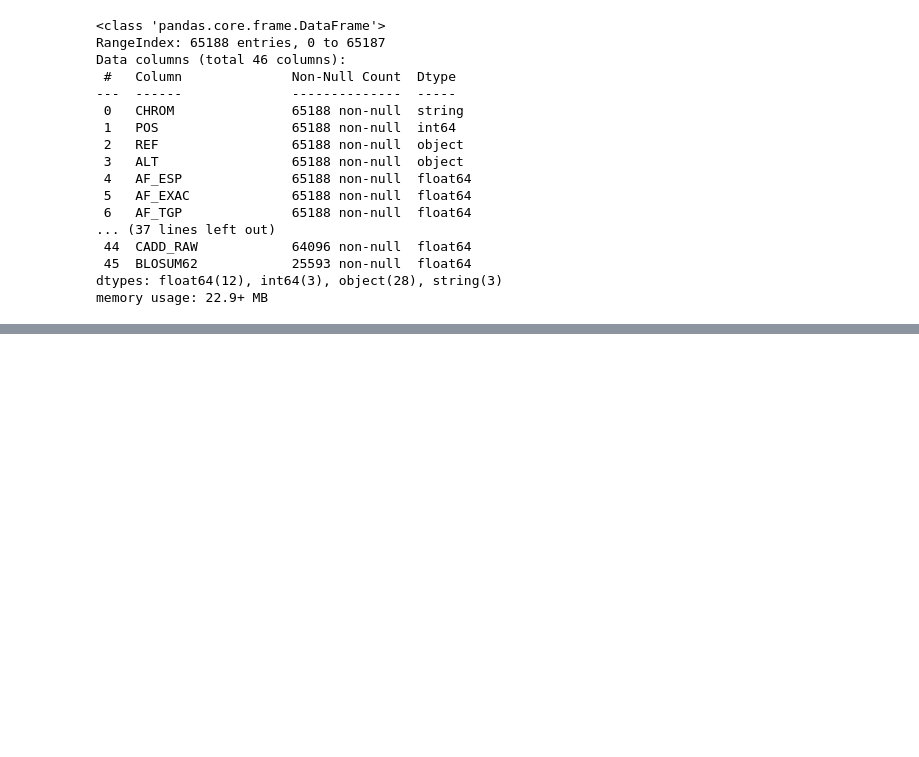
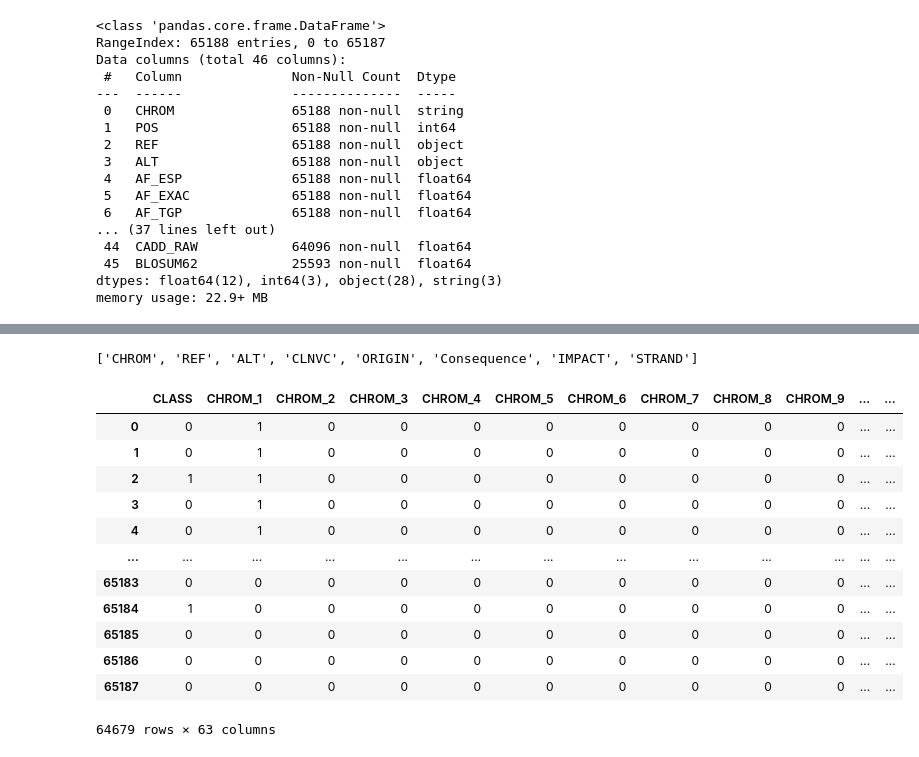
Before and after one commit to nkinnaird/GeneticVariantClassification, a Jupyter notebook: code/initialEDA.ipynb, the cells around one changed output, grey strips where cells are left out. Cells and saved outputs as stored; diff of their text form; code cells hidden in the pictures; blank space fills up the shorter version.

```diff
--- a/code/initialEDA.ipynb
+++ b/code/initialEDA.ipynb
@@ -120,3 +154,32 @@ encoded_df
+# %%
+feature_columns = list(reduced_df.columns)
+feature_columns.remove('CLASS')
+# feature_columns.remove('CHROM')
+feature_columns
+# %% [output]
+['CHROM', 'REF', 'ALT', 'CLNVC', 'ORIGIN', 'Consequence', 'IMPACT', 'STRAND']
+# %%
+# encode REF column
+# encoded_df = pd.get_dummies(reduced_df, prefix=['CHROM', 'REF', 'ALT', test_var], columns=['CHROM', 'REF', 'ALT', test_var])
+# encoded_df = pd.get_dummies(reduced_df, prefix=['REF', 'ALT', 'CLNVC', 'ORIGIN', 'Consequence'], columns=['REF', 'ALT', 'CLNVC', 'ORIGIN', 'Consequence'])
+# encoded_df = pd.get_dummies(reduced_df, prefix=['REF', 'ALT', 'Consequence', test_var], columns=['REF', 'ALT', 'Consequence', test_var])
+# encoded_df = pd.get_dummies(reduced_df, prefix=['REF', 'ALT', test_var], columns=['REF', 'ALT', test_var])
+encoded_df = pd.get_dummies(reduced_df, prefix=feature_columns, columns=feature_columns)
+encoded_df
+# %% [output]
+|  | CLASS | CHROM_1 | CHROM_2 | CHROM_3 | CHROM_4 | CHROM_5 | CHROM_6 | CHROM_7 | CHROM_8 | CHROM_9 | ... | ... |
+| 0 | 0 | 1 | 0 | 0 | 0 | 0 | 0 | 0 | 0 | 0 | ... | ... |
+| 1 | 0 | 1 | 0 | 0 | 0 | 0 | 0 | 0 | 0 | 0 | ... | ... |
+| 2 | 1 | 1 | 0 | 0 | 0 | 0 | 0 | 0 | 0 | 0 | ... | ... |
+| 3 | 0 | 1 | 0 | 0 | 0 | 0 | 0 | 0 | 0 | 0 | ... | ... |
+| 4 | 0 | 1 | 0 | 0 | 0 | 0 | 0 | 0 | 0 | 0 | ... | ... |
+| ... | ... | ... | ... | ... | ... | ... | ... | ... | ... | ... | ... | ... |
+| 65183 | 0 | 0 | 0 | 0 | 0 | 0 | 0 | 0 | 0 | 0 | ... | ... |
+| 65184 | 1 | 0 | 0 | 0 | 0 | 0 | 0 | 0 | 0 | 0 | ... | ... |
+| 65185 | 0 | 0 | 0 | 0 | 0 | 0 | 0 | 0 | 0 | 0 | ... | ... |
+| 65186 | 0 | 0 | 0 | 0 | 0 | 0 | 0 | 0 | 0 | 0 | ... | ... |
+| 65187 | 0 | 0 | 0 | 0 | 0 | 0 | 0 | 0 | 0 | 0 | ... | ... |
+64679 rows × 63 columns
 # %%
 # need to do one-hot-encoding of allele type to turn it into a useful variable
 # or can maybe use Pandas built in functions, Pandas.Categorical...
```
Also changed, not shown: parts of 8 cells of this notebook.
